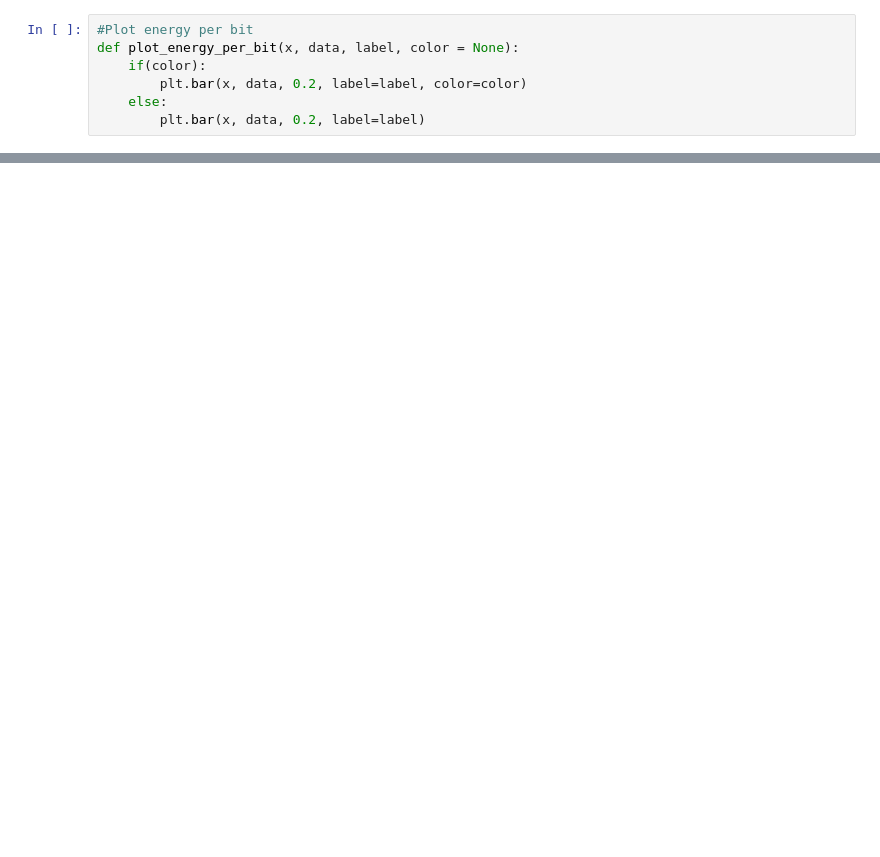
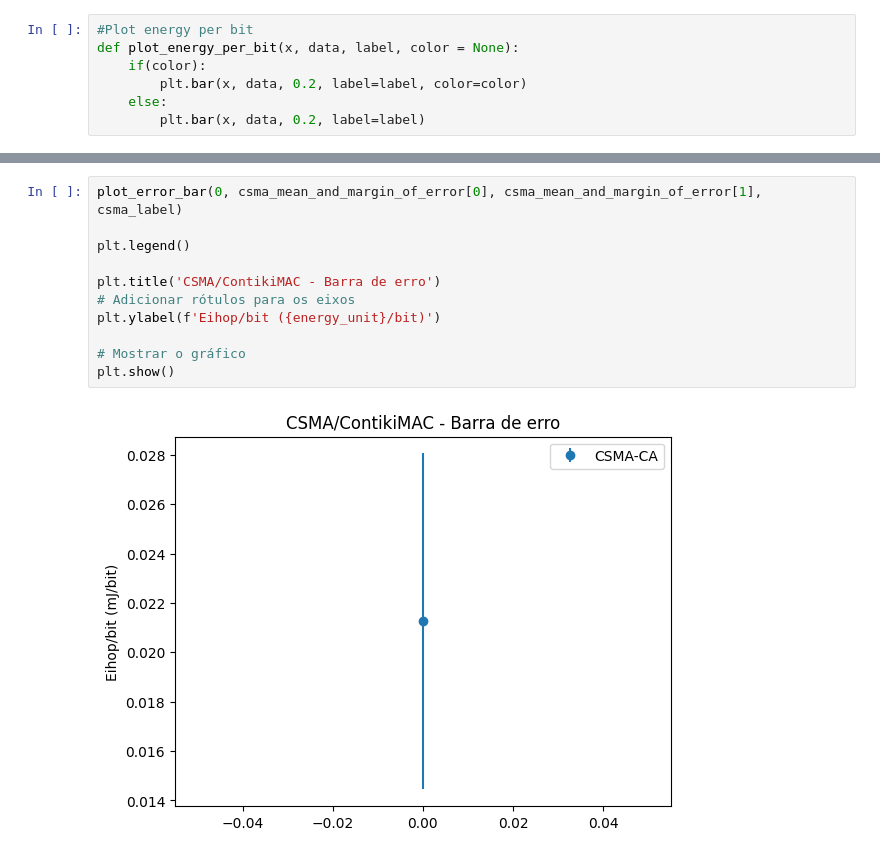
Before and after one commit to KilnerJhow/contiki-aloha, a Jupyter notebook: tcc/confidence_interval.ipynb, the cells around one changed output, grey strips where cells are left out. Cells and saved outputs as stored; diff of their text form; blank space fills up the shorter version.

```diff
--- a/tcc/confidence_interval.ipynb
+++ b/tcc/confidence_interval.ipynb
@@ -208,0 +218,13 @@ CSMA - count: 15770
+# %%
+plot_error_bar(0, csma_mean_and_margin_of_error[0], csma_mean_and_margin_of_error[1], csma_label)
+
+plt.legend()
+
+plt.title('CSMA/ContikiMAC - Barra de erro')
+# Adicionar rótulos para os eixos
+plt.ylabel(f'Eihop/bit ({energy_unit}/bit)')
+
+# Mostrar o gráfico
+plt.show()
+# %% [output]
+[figure, added]
```
Also changed, not shown: parts of 11 cells of this notebook.
